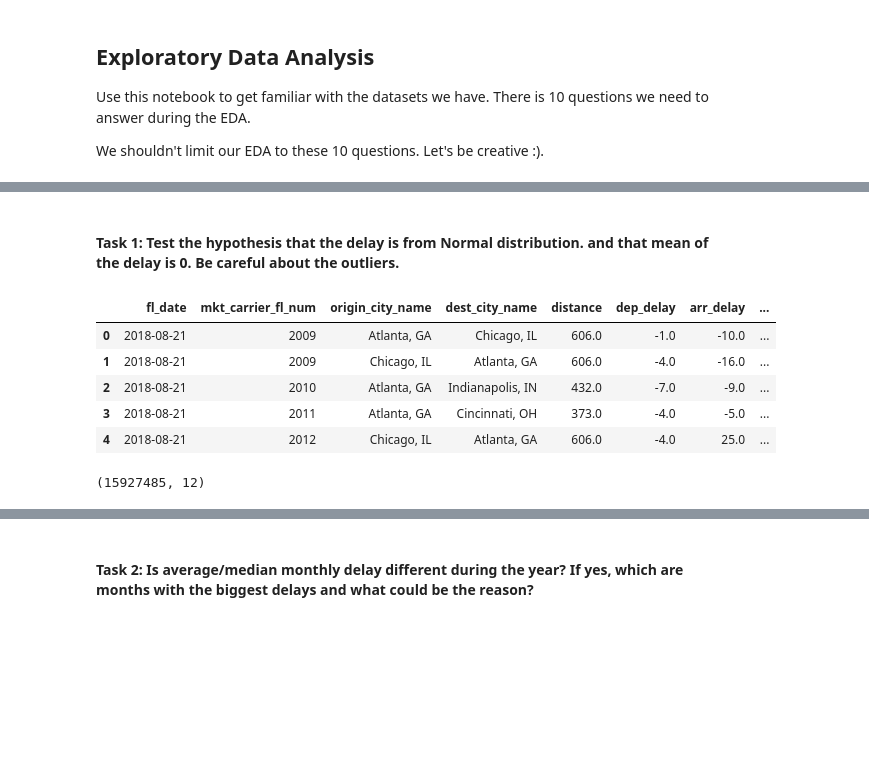
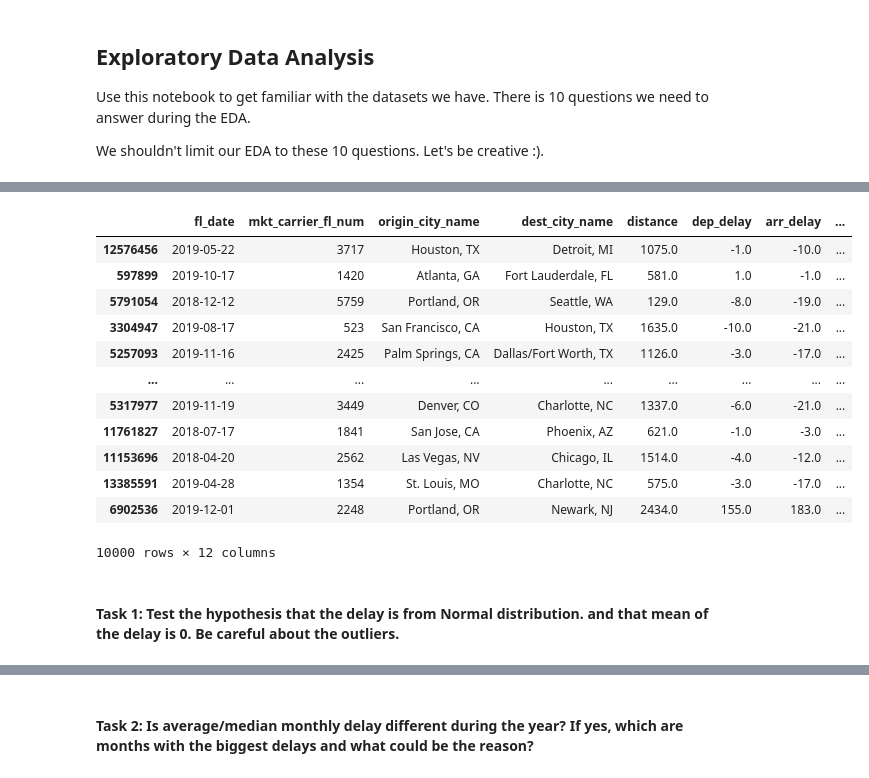
Before and after one commit to WongMatthew/LHL-Predicting-Flight-Patterns, a Jupyter notebook: Flight Prediction - master/exploratory_analysis.ipynb, the cells around one changed output, grey strips where cells are left out. Cells and saved outputs as stored; diff of their text form; code cells hidden in the pictures; blank space fills up the shorter version.

```diff
--- a/Flight Prediction - master/exploratory_analysis.ipynb
+++ b/Flight Prediction - master/exploratory_analysis.ipynb
@@ -13,16 +29,19 @@ import seaborn as sns
+# %%
+sample1
+# %% [output]
+|  | fl_date | mkt_carrier_fl_num | origin_city_name | dest_city_name | distance | dep_delay | arr_delay | ... |
+| 12576456 | 2019-05-22 | 3717 | Houston, TX | Detroit, MI | 1075.0 | -1.0 | -10.0 | ... |
+| 597899 | 2019-10-17 | 1420 | Atlanta, GA | Fort Lauderdale, FL | 581.0 | 1.0 | -1.0 | ... |
+| 5791054 | 2018-12-12 | 5759 | Portland, OR | Seattle, WA | 129.0 | -8.0 | -19.0 | ... |
+| 3304947 | 2019-08-17 | 523 | San Francisco, CA | Houston, TX | 1635.0 | -10.0 | -21.0 | ... |
+| 5257093 | 2019-11-16 | 2425 | Palm Springs, CA | Dallas/Fort Worth, TX | 1126.0 | -3.0 | -17.0 | ... |
+| ... | ... | ... | ... | ... | ... | ... | ... | ... |
+| 5317977 | 2019-11-19 | 3449 | Denver, CO | Charlotte, NC | 1337.0 | -6.0 | -21.0 | ... |
+| 11761827 | 2018-07-17 | 1841 | San Jose, CA | Phoenix, AZ | 621.0 | -1.0 | -3.0 | ... |
+| 11153696 | 2018-04-20 | 2562 | Las Vegas, NV | Chicago, IL | 1514.0 | -4.0 | -12.0 | ... |
+| 13385591 | 2019-04-28 | 1354 | St. Louis, MO | Charlotte, NC | 575.0 | -3.0 | -17.0 | ... |
+| 6902536 | 2019-12-01 | 2248 | Portland, OR | Newark, NJ | 2434.0 | 155.0 | 183.0 | ... |
+10000 rows × 12 columns
 # %% [markdown]
 #### **Task 1**: Test the hypothesis that the delay is from Normal distribution. and that **mean** of the delay is 0. Be careful about the outliers.
-# %%
-data = pd.read_csv('/Users/Prashanta/Desktop/airplane_data/airplane_data_full.csv',delimiter=';')
-data = data.iloc[: , 1:]
-display(data.head())
-display(data.shape)
-# %% [output]
-|  | fl_date | mkt_carrier_fl_num | origin_city_name | dest_city_name | distance | dep_delay | arr_delay | ... |
-| 0 | 2018-08-21 | 2009 | Atlanta, GA | Chicago, IL | 606.0 | -1.0 | -10.0 | ... |
-| 1 | 2018-08-21 | 2009 | Chicago, IL | Atlanta, GA | 606.0 | -4.0 | -16.0 | ... |
-| 2 | 2018-08-21 | 2010 | Atlanta, GA | Indianapolis, IN | 432.0 | -7.0 | -9.0 | ... |
-| 3 | 2018-08-21 | 2011 | Atlanta, GA | Cincinnati, OH | 373.0 | -4.0 | -5.0 | ... |
-| 4 | 2018-08-21 | 2012 | Chicago, IL | Atlanta, GA | 606.0 | -4.0 | 25.0 | ... |
-(15927485, 12)
 # %%
```
Also changed, not shown: parts of 6 cells of this notebook, 1 other file.
